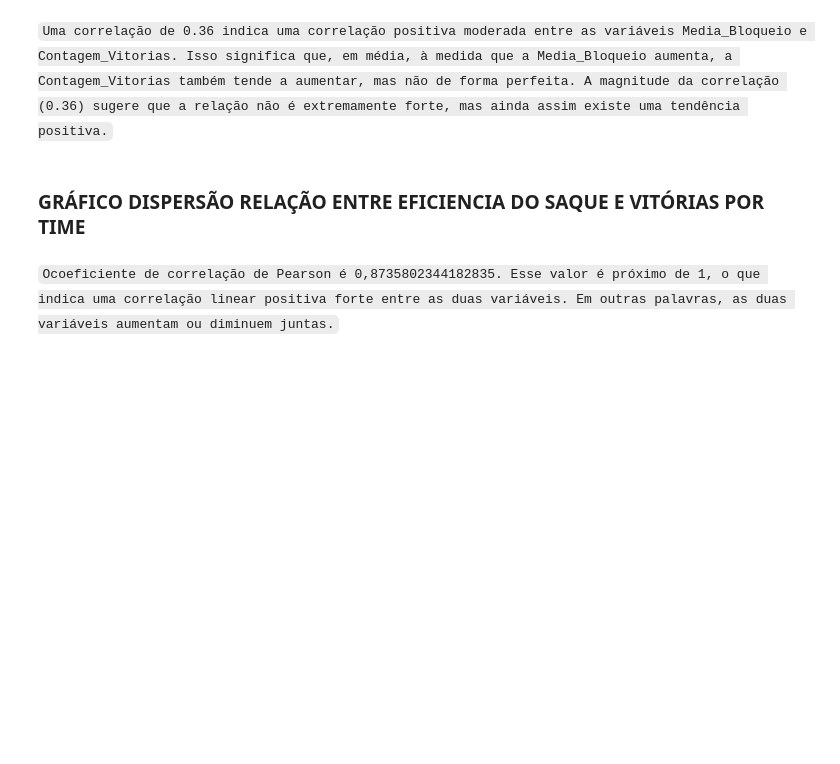
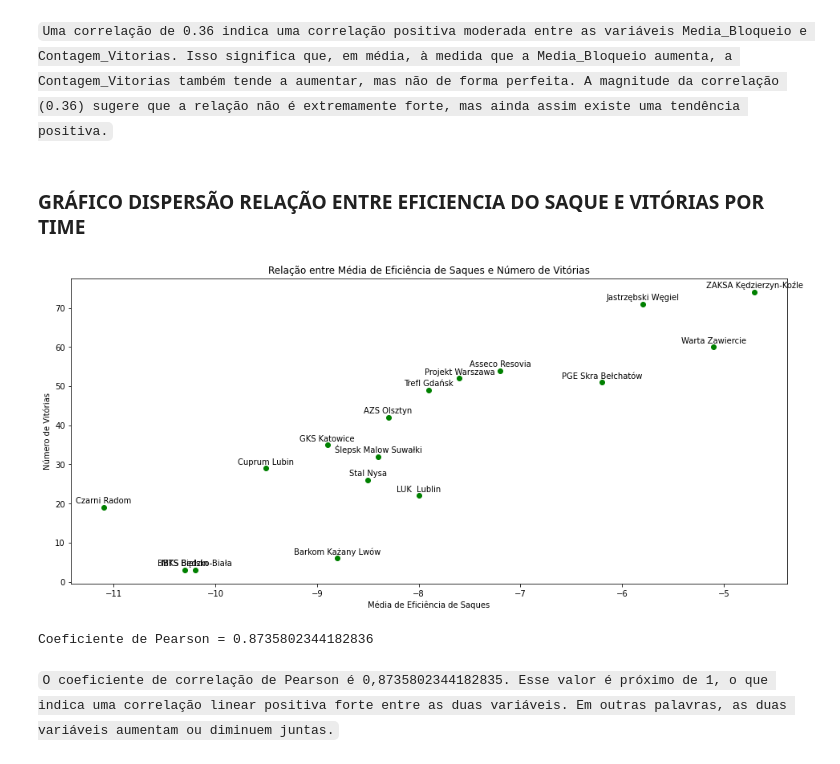
Before and after one commit to JMoniqueMelo/analise-estatisticas-volei, a Jupyter notebook: analise-pontos-bloqueio-volei .ipynb, the cells around one changed output. Saved outputs shown, nothing was run; the diff lists cells and outputs as text; code cells hidden in the pictures; blank space fills up the shorter version.

````diff
--- a/analise-pontos-bloqueio-volei .ipynb
+++ b/analise-pontos-bloqueio-volei .ipynb
@@ -395,22 +420,26 @@ print(f'Coeficiente de Pearson = {coeficiente_pearson}')
 # %%
 # Criar um gráfico de dispersão
 plt.figure(figsize=(16, 7))
-plt.scatter(df_relacao_saque['Media_Saque'], df_relacao_saque['Contagem_Vitorias'], color='green')
+plt.scatter(df_relacao['Media_Saque'], df_relacao['Contagem_Vitorias'], color='green')
 
 # Adicionar rótulos aos pontos
-for i, nome_time in enumerate(df_relacao_saque.index):
-    plt.annotate(nome_time, (df_relacao_saque['Media_Saque'][i], df_relacao_saque['Contagem_Vitorias'][i]), textcoords="offset points", xytext=(0, 5), ha='center')
+for i, nome_time in enumerate(df_relacao.index):
+    plt.annotate(nome_time, (df_relacao['Media_Saque'][i], df_relacao['Contagem_Vitorias'][i]), textcoords="offset points", xytext=(0, 5), ha='center')
 
 # Configurar o título e os rótulos do eixo
 plt.title('Relação entre Média de Eficiência de Saques e Número de Vitórias')
 plt.xlabel('Média de Eficiência de Saques')
 plt.ylabel('Número de Vitórias')
 
 # Exibir o gráfico
 plt.show()
+# %% [output]
+[figure, added]
 # %%
 # Calcular o coeficiente de correlação
-coeficiente_pearson_saque = scipy.stats.pearsonr(df_relacao_saque['Media_Saque'], df_relacao_saque['Contagem_Vitorias'])[0]
+coeficiente_pearson_saque = scipy.stats.pearsonr(df_relacao['Media_Saque'], df_relacao['Contagem_Vitorias'])[0]
 print(f'Coeficiente de Pearson = {coeficiente_pearson_saque}')
+# %% [output]
+Coeficiente de Pearson = 0.8735802344182836
 # %% [markdown]
-```Ocoeficiente de correlação de Pearson é 0,8735802344182835. Esse valor é próximo de 1, o que indica uma correlação linear positiva forte entre as duas variáveis. Em outras palavras, as duas variáveis aumentam ou diminuem juntas.```
+```O coeficiente de correlação de Pearson é 0,8735802344182835. Esse valor é próximo de 1, o que indica uma correlação linear positiva forte entre as duas variáveis. Em outras palavras, as duas variáveis aumentam ou diminuem juntas.```
````
Also changed, not shown: parts of 5 cells of this notebook.
